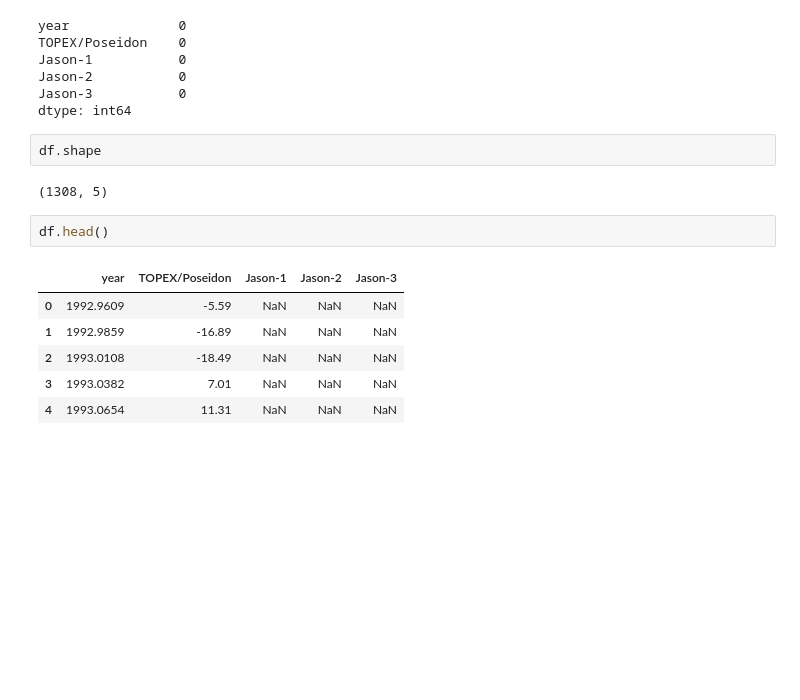
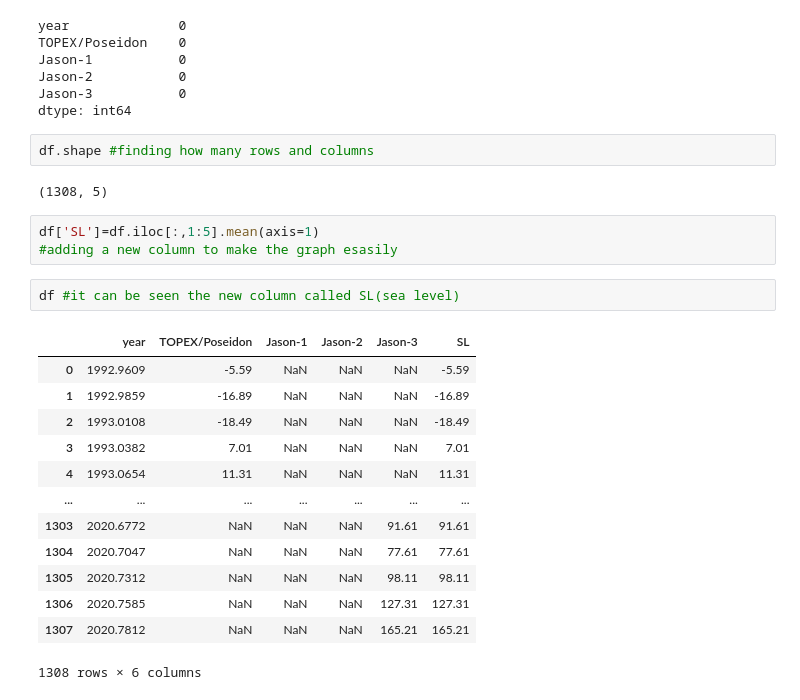
Before and after one commit to youlasozen/south_china_sea, a Jupyter notebook: DEN_449E_HW1.ipynb, the cells around one changed output. Saved outputs shown, nothing was run; the diff lists cells and outputs as text; blank space fills up the shorter version.

```diff
--- a/DEN_449E_HW1.ipynb
+++ b/DEN_449E_HW1.ipynb
@@ -66,15 +89,25 @@ Jason-2           0
 Jason-3           0
 dtype: int64
 # %%
-df.shape
+df.shape #finding how many rows and columns
 # %% [output]
 (1308, 5)
-# %%
-df.head()
-# %% [output]
-|  | year | TOPEX/Poseidon | Jason-1 | Jason-2 | Jason-3 |
-| 0 | 1992.9609 | -5.59 | NaN | NaN | NaN |
-| 1 | 1992.9859 | -16.89 | NaN | NaN | NaN |
-| 2 | 1993.0108 | -18.49 | NaN | NaN | NaN |
-| 3 | 1993.0382 | 7.01 | NaN | NaN | NaN |
-| 4 | 1993.0654 | 11.31 | NaN | NaN | NaN |
+# %%
+df['SL']=df.iloc[:,1:5].mean(axis=1)
+#adding a new column to make the graph esasily
+# %%
+df #it can be seen the new column called SL(sea level)
+# %% [output]
+|  | year | TOPEX/Poseidon | Jason-1 | Jason-2 | Jason-3 | SL |
+| 0 | 1992.9609 | -5.59 | NaN | NaN | NaN | -5.59 |
+| 1 | 1992.9859 | -16.89 | NaN | NaN | NaN | -16.89 |
+| 2 | 1993.0108 | -18.49 | NaN | NaN | NaN | -18.49 |
+| 3 | 1993.0382 | 7.01 | NaN | NaN | NaN | 7.01 |
+| 4 | 1993.0654 | 11.31 | NaN | NaN | NaN | 11.31 |
+| ... | ... | ... | ... | ... | ... | ... |
+| 1303 | 2020.6772 | NaN | NaN | NaN | 91.61 | 91.61 |
+| 1304 | 2020.7047 | NaN | NaN | NaN | 77.61 | 77.61 |
+| 1305 | 2020.7312 | NaN | NaN | NaN | 98.11 | 98.11 |
+| 1306 | 2020.7585 | NaN | NaN | NaN | 127.31 | 127.31 |
+| 1307 | 2020.7812 | NaN | NaN | NaN | 165.21 | 165.21 |
+1308 rows × 6 columns
```
Also changed, not shown: parts of 14 cells of this notebook.
